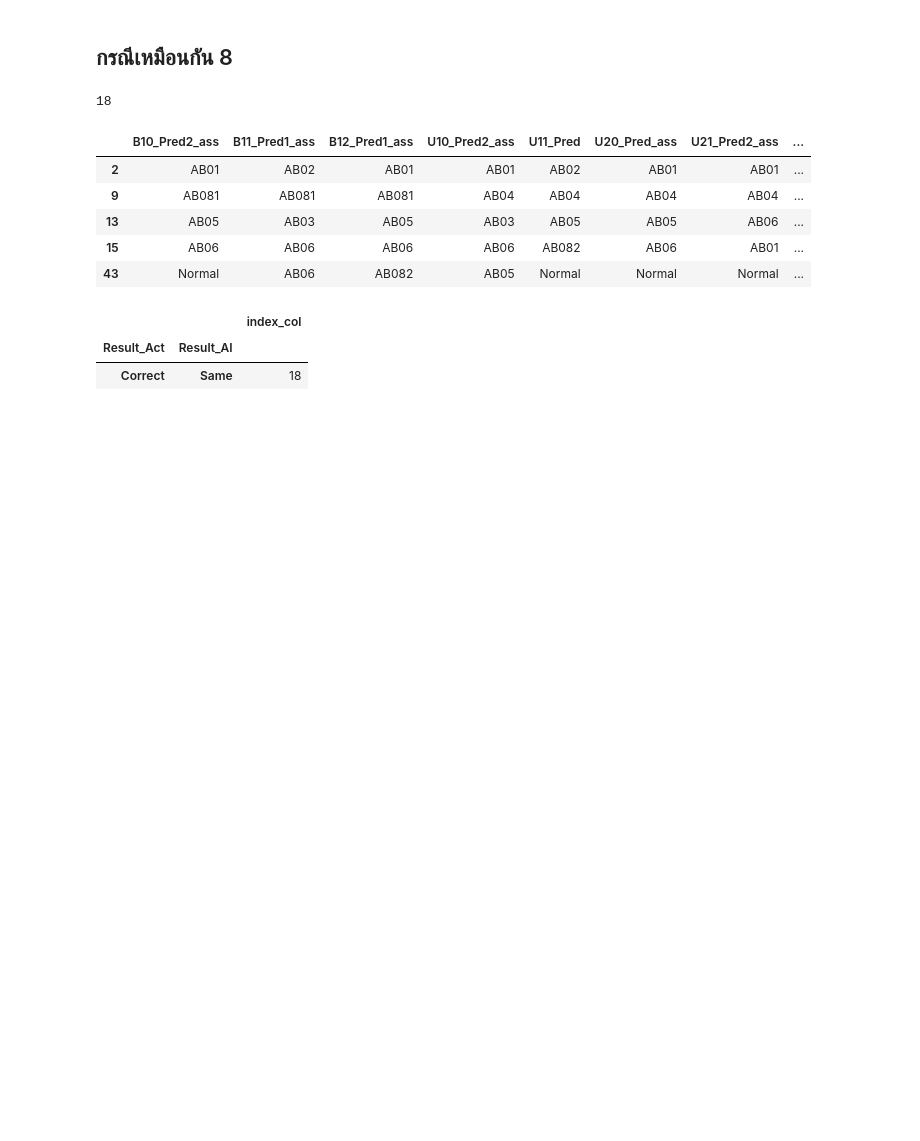
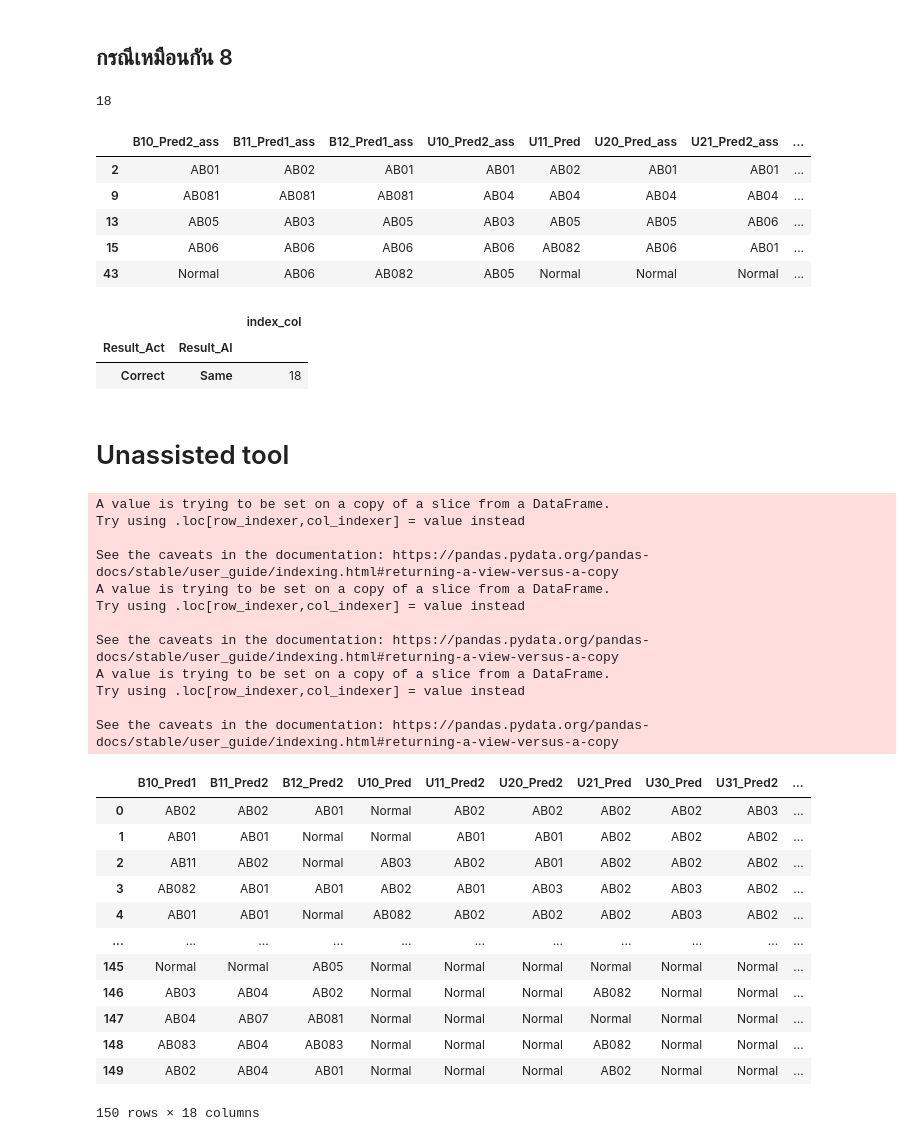
Before and after one commit to Peckkie/Experiment_Evaluation_CCA, a Jupyter notebook: Checking_TheSameResult_ExpRadio.ipynb, the cells around one changed output. Saved outputs shown, nothing was run; the diff lists cells and outputs as text; code cells hidden in the pictures; blank space fills up the shorter version.

Commit message:
add unassisted information

```diff
--- a/Checking_TheSameResult_ExpRadio.ipynb
+++ b/Checking_TheSameResult_ExpRadio.ipynb
@@ -238,3 +240,74 @@ df_8[["Result_Act",'Result_AI',"index_col"]].groupby(['Result_Act','Result_AI'])
 |  |  | index_col |
 | Result_Act | Result_AI |  |
 | Correct | Same | 18 |
+# %% [markdown]
+# Unassisted tool
+# %%
+import pandas as pd
+df = pd.read_csv( '/content/drive/MyDrive/CCA_Project/result_csv/Experiment2_AI.csv')
+dff = df[['B10_Pred1','B11_Pred2','B12_Pred2','U10_Pred','U11_Pred2','U20_Pred2','U21_Pred','U30_Pred','U31_Pred2','U40_Pred2','U41_Pred']]
+
+import collections
+max_class_, max_count_ = [], []
+for i in range(len(dff)):
+    counter=collections.Counter(dff.iloc[i,:])
+    max_class = counter.most_common(3)[0][0]
+    max_count = counter.most_common(3)[0][1]
+    max_class_.append(max_class)
+    max_count_.append(max_count)
+df['Dup_clas'] = max_class_
+df['Dup_count'] = max_count_
+
+df_ = df[['B10_Pred1','B11_Pred2','B12_Pred2','U10_Pred','U11_Pred2','U20_Pred2','U21_Pred','U30_Pred','U31_Pred2','U40_Pred2','U41_Pred','Dup_clas','Dup_count','Sub_class_New','category']]
+df_['index_col'] = df_.index
+
+max = df_['Dup_clas'].tolist()
+act = df_['Sub_class_New'].tolist()
+ai = df_['category'].tolist()
+
+a_ =[]
+for  i in range(len(max)):
+    if act[i]==max[i]:
+        a = 'Correct'
+        a_.append(a)
+    else:
+        a = 'Incorrect'
+        a_.append(a)
+df_['Result_Act']  = a_
+
+a_ =[]
+for  i in range(len(max)):
+    if ai[i]==max[i]:
+        a = 'Same'
+        a_.append(a)
+    else:
+        a = 'NotSame'
+        a_.append(a)
+df_['Result_AI']  = a_
+df_
+# %% [output]
+A value is trying to be set on a copy of a slice from a DataFrame.
+Try using .loc[row_indexer,col_indexer] = value instead
+
+See the caveats in the documentation: https://pandas.pydata.org/pandas-docs/stable/user_guide/indexing.html#returning-a-view-versus-a-copy
+A value is trying to be set on a copy of a slice from a DataFrame.
+Try using .loc[row_indexer,col_indexer] = value instead
+
+See the caveats in the documentation: https://pandas.pydata.org/pandas-docs/stable/user_guide/indexing.html#returning-a-view-versus-a-copy
+A value is trying to be set on a copy of a slice from a DataFrame.
+Try using .loc[row_indexer,col_indexer] = value instead
+
+See the caveats in the documentation: https://pandas.pydata.org/pandas-docs/stable/user_guide/indexing.html#returning-a-view-versus-a-copy
+|  | B10_Pred1 | B11_Pred2 | B12_Pred2 | U10_Pred | U11_Pred2 | U20_Pred2 | U21_Pred | U30_Pred | U31_Pred2 | ... |
+| 0 | AB02 | AB02 | AB01 | Normal | AB02 | AB02 | AB02 | AB02 | AB03 | ... |
+| 1 | AB01 | AB01 | Normal | Normal | AB01 | AB01 | AB02 | AB02 | AB02 | ... |
+| 2 | AB11 | AB02 | Normal | AB03 | AB02 | AB01 | AB02 | AB02 | AB02 | ... |
+| 3 | AB082 | AB01 | AB01 | AB02 | AB01 | AB03 | AB02 | AB03 | AB02 | ... |
+| 4 | AB01 | AB01 | Normal | AB082 | AB02 | AB02 | AB02 | AB03 | AB02 | ... |
+| ... | ... | ... | ... | ... | ... | ... | ... | ... | ... | ... |
+| 145 | Normal | Normal | AB05 | Normal | Normal | Normal | Normal | Normal | Normal | ... |
+| 146 | AB03 | AB04 | AB02 | Normal | Normal | Normal | AB082 | Normal | Normal | ... |
+| 147 | AB04 | AB07 | AB081 | Normal | Normal | Normal | Normal | Normal | Normal | ... |
+| 148 | AB083 | AB04 | AB083 | Normal | Normal | Normal | AB082 | Normal | Normal | ... |
+| 149 | AB02 | AB04 | AB01 | Normal | Normal | Normal | AB02 | Normal | Normal | ... |
+150 rows × 18 columns
```
Also changed, not shown: parts of 10 cells of this notebook.
